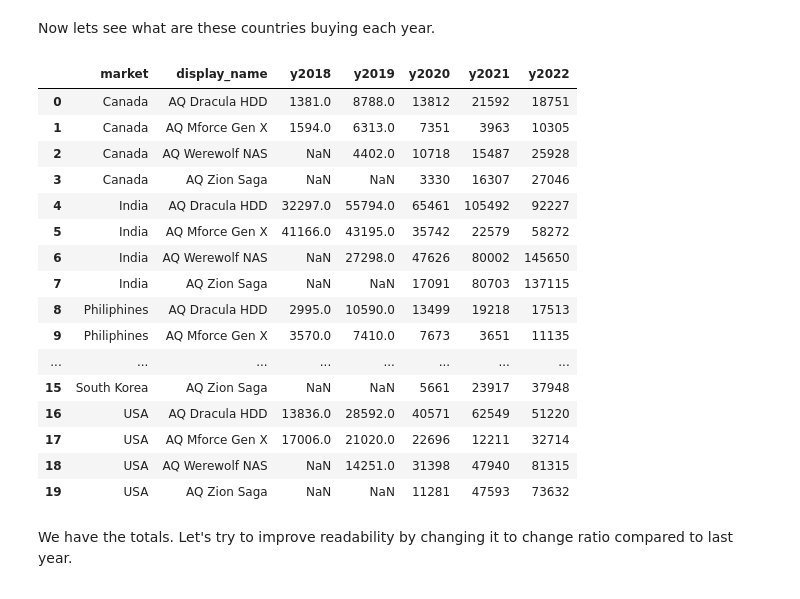
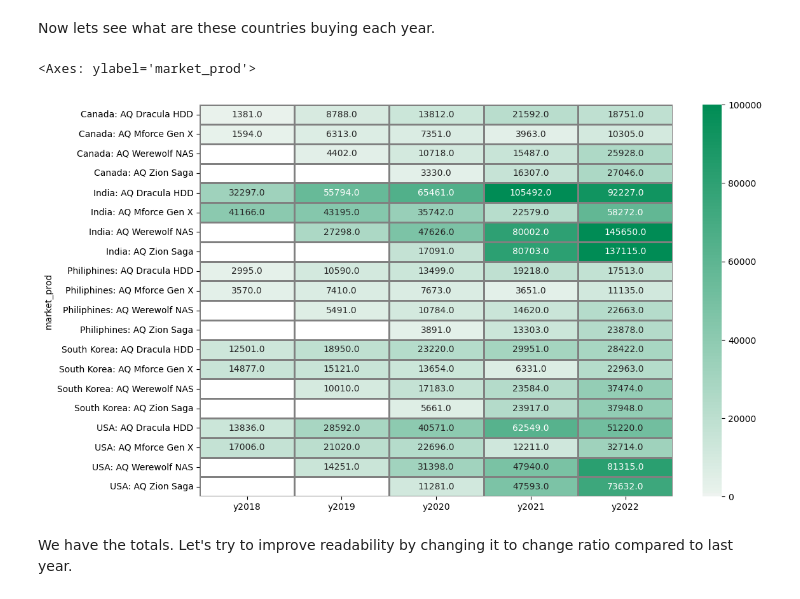
Before and after one commit to Silverscale/AtliQ_Products_Analysis, a Jupyter notebook: atliq_product_analysis.ipynb, the cells around one changed output. Saved outputs shown, nothing was run; the diff lists cells and outputs as text; code cells hidden in the pictures.

```diff
--- a/atliq_product_analysis.ipynb
+++ b/atliq_product_analysis.ipynb
@@ -1147,6 +1147,7 @@ top_markets = ', '.join(market_sales_df.head(5)['market'].apply(lambda x: f"'{x}
 query = f"""
 CREATE VIEW IF NOT EXISTS top_market_sales AS
 SELECT market,
+    product,
     display_name,
     SUM(CASE WHEN fiscal_year = 2018 THEN sold_quantity END) AS y2018,
     SUM(CASE WHEN fiscal_year = 2019 THEN sold_quantity END) AS y2019,
@@ -1160,25 +1161,35 @@ WHERE market IN ({top_markets})
 GROUP BY market, product
 """
 
-cursor.execute(query)
-pd.read_sql_query("SELECT * FROM top_market_sales", con)
+cursor.execute(query);
-# %% [output]
-|  | market | display_name | y2018 | y2019 | y2020 | y2021 | y2022 |
-| 0 | Canada | AQ Dracula HDD | 1381.0 | 8788.0 | 13812 | 21592 | 18751 |
-| 1 | Canada | AQ Mforce Gen X | 1594.0 | 6313.0 | 7351 | 3963 | 10305 |
-| 2 | Canada | AQ Werewolf NAS | NaN | 4402.0 | 10718 | 15487 | 25928 |
-| 3 | Canada | AQ Zion Saga | NaN | NaN | 3330 | 16307 | 27046 |
-| 4 | India | AQ Dracula HDD | 32297.0 | 55794.0 | 65461 | 105492 | 92227 |
-| 5 | India | AQ Mforce Gen X | 41166.0 | 43195.0 | 35742 | 22579 | 58272 |
-| 6 | India | AQ Werewolf NAS | NaN | 27298.0 | 47626 | 80002 | 145650 |
-| 7 | India | AQ Zion Saga | NaN | NaN | 17091 | 80703 | 137115 |
-| 8 | Philiphines | AQ Dracula HDD | 2995.0 | 10590.0 | 13499 | 19218 | 17513 |
-| 9 | Philiphines | AQ Mforce Gen X | 3570.0 | 7410.0 | 7673 | 3651 | 11135 |
-| ... | ... | ... | ... | ... | ... | ... | ... |
-| 15 | South Korea | AQ Zion Saga | NaN | NaN | 5661 | 23917 | 37948 |
-| 16 | USA | AQ Dracula HDD | 13836.0 | 28592.0 | 40571 | 62549 | 51220 |
-| 17 | USA | AQ Mforce Gen X | 17006.0 | 21020.0 | 22696 | 12211 | 32714 |
-| 18 | USA | AQ Werewolf NAS | NaN | 14251.0 | 31398 | 47940 | 81315 |
-| 19 | USA | AQ Zion Saga | NaN | NaN | 11281 | 47593 | 73632 |
+# %%
+query = """
+SELECT
+    market || ': ' || display_name as market_prod,
+    Y2018,
+    Y2019,
+    Y2020,
+    Y2021,
+    Y2022
+from top_market_sales
+"""
+top_market_totals = pd.read_sql_query(query, con).set_index('market_prod')
+# %%
+plt.figure(figsize=(12,8))
+
+sns.heatmap(top_market_totals,
+            vmin=0,
+            vmax=100000,
+            center=0,
+            annot=True,
+            fmt='0',
+            linecolor='grey',
+            linewidths=1,
+            cmap=sns.diverging_palette(h_neg=20, h_pos=150, s=130, sep=1, as_cmap=True)
+
+            )
+# %% [output]
+<Axes: ylabel='market_prod'>
+[figure, added]
 # %% [markdown]
 We have the totals. Let's try to improve readability by changing it to change ratio compared to last year.
```
Also changed, not shown: parts of 4 cells of this notebook.
